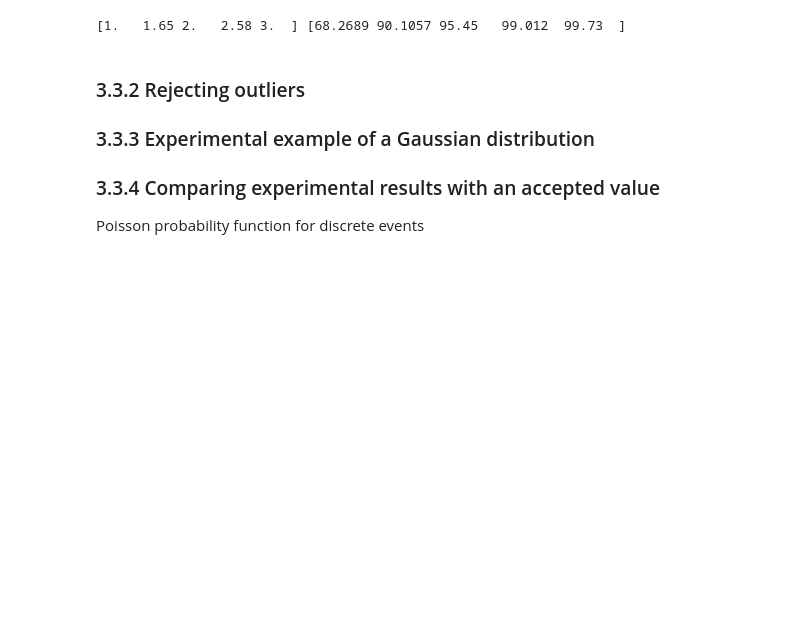
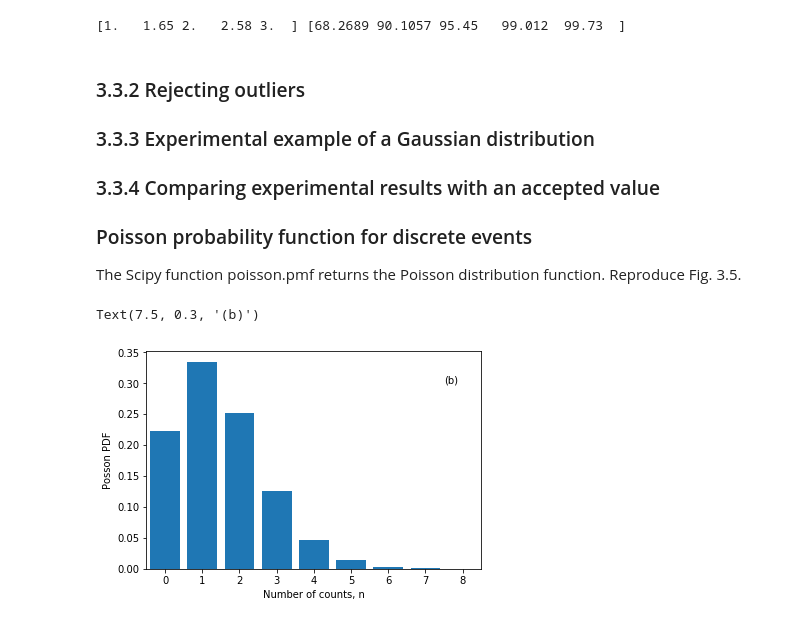
Before and after one commit to jsdodge/data-analysis-python, a Jupyter notebook: notebooks/Chapter 3.ipynb, the cells around one changed output. Drawn from its saved outputs; the diff is of its cells as text; code cells hidden in the pictures; blank space fills up the shorter version.

Commit message:
chapter 3 - first draft, using scipy

```diff
--- a/notebooks/Chapter 3.ipynb
+++ b/notebooks/Chapter 3.ipynb
@@ -118,4 +117,23 @@ print(np.around(range_in_sigma, decimals=4), np.around(frac_percent, decimals=4)
 ### 3.3.2 Rejecting outliers
 ### 3.3.3 Experimental example of a Gaussian distribution
 ### 3.3.4 Comparing experimental results with an accepted value
-Poisson probability function for discrete events
+### Poisson probability function for discrete events
+
+The Scipy function poisson.pmf returns the Poisson distribution function.
+Reproduce Fig. 3.5.
+# %%
+from scipy.stats import poisson
+
+n = range(8)
+n_bar = 1.5
+
+p = poisson.pmf(n, n_bar)
+
+plt.bar(n, p)
+plt.xlim([-0.5, 8.5])
+plt.xlabel('Number of counts, n')
+plt.ylabel('Posson PDF')
+plt.text(7.5, 0.3, '(b)')
+# %% [output]
+Text(7.5, 0.3, '(b)')
+[figure, added]
```
Also changed, not shown: parts of 13 cells of this notebook.
